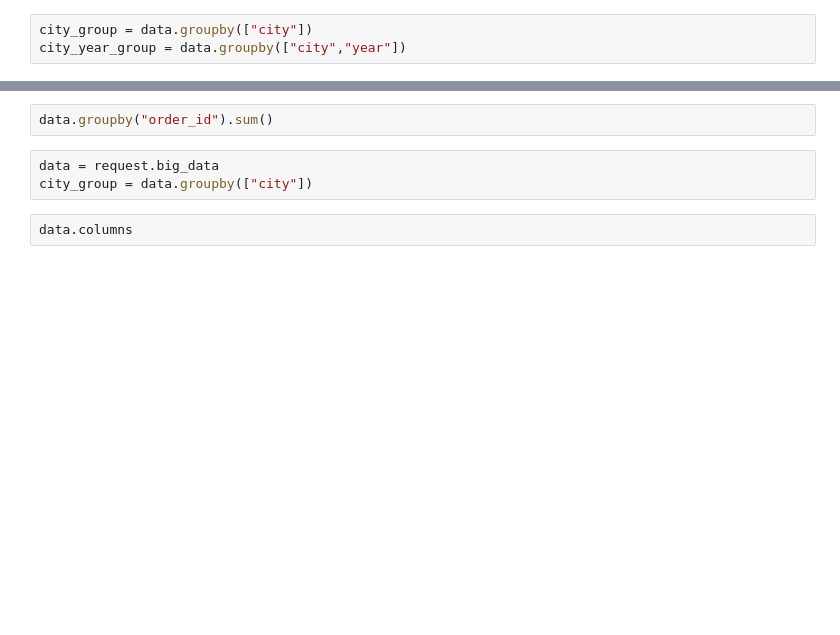
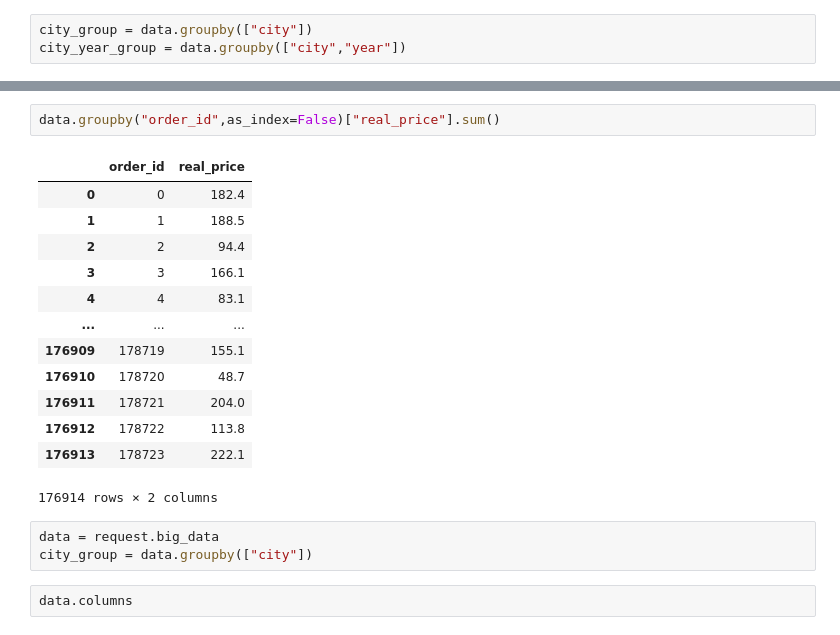
Before and after one commit to FortuneBT/Accenture-Project, a Jupyter notebook: request3.ipynb, the cells around one changed output, grey strips where cells are left out. Saved outputs shown, nothing was run; the diff lists cells and outputs as text; blank space fills up the shorter version.

```diff
--- a/request3.ipynb
+++ b/request3.ipynb
@@ -62,5 +182,19 @@ data["real_price"] = data.groupby("order_id")["real_price"].sum()
 # %%
-data.groupby("order_id").sum()
+data.groupby("order_id",as_index=False)["real_price"].sum()
+# %% [output]
+|  | order_id | real_price |
+| 0 | 0 | 182.4 |
+| 1 | 1 | 188.5 |
+| 2 | 2 | 94.4 |
+| 3 | 3 | 166.1 |
+| 4 | 4 | 83.1 |
+| ... | ... | ... |
+| 176909 | 178719 | 155.1 |
+| 176910 | 178720 | 48.7 |
+| 176911 | 178721 | 204.0 |
+| 176912 | 178722 | 113.8 |
+| 176913 | 178723 | 222.1 |
+176914 rows × 2 columns
 # %%
 data = request.big_data
 city_group = data.groupby(["city"])
```
Also changed, not shown: parts of 48 cells of this notebook, 3 other files.
